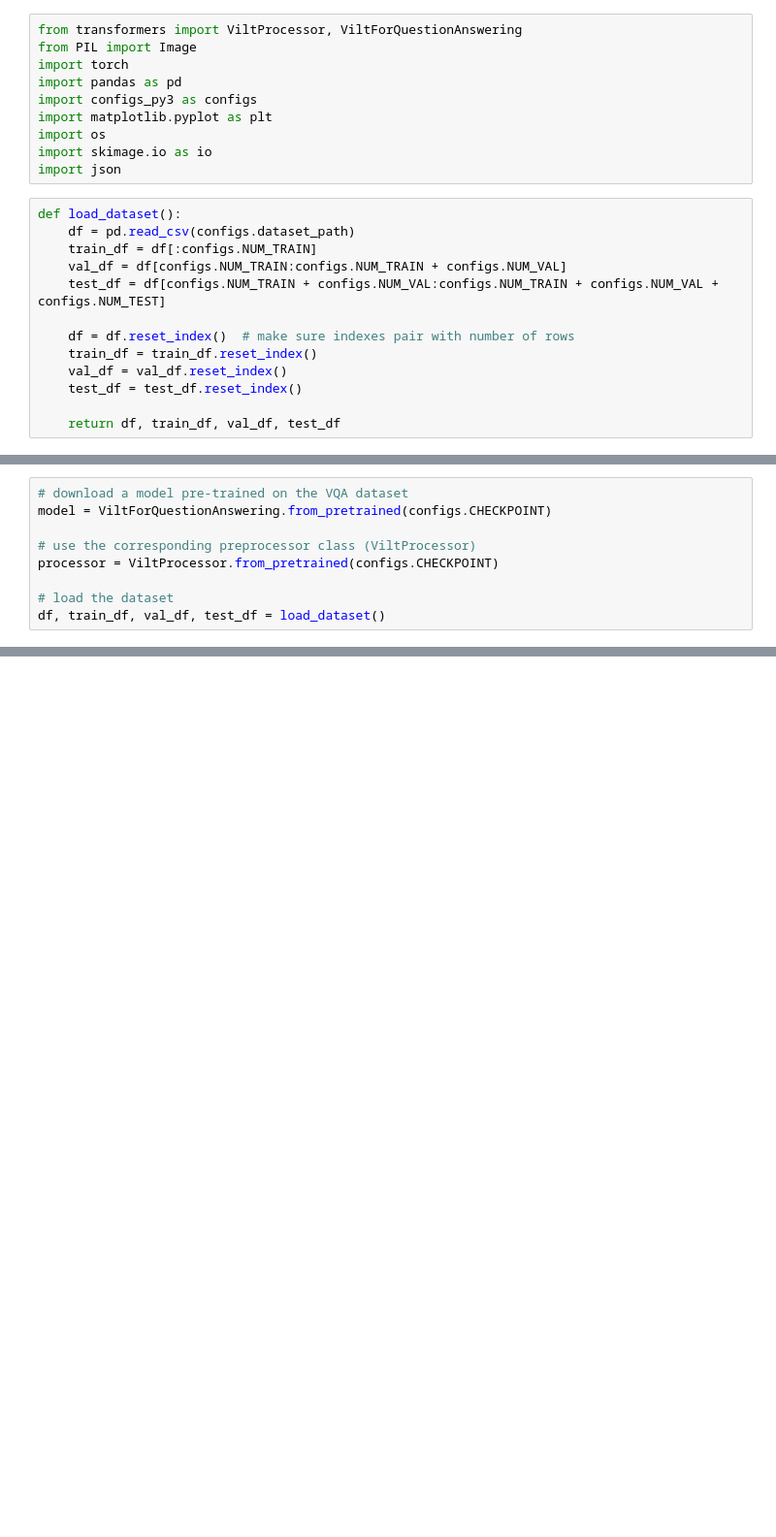
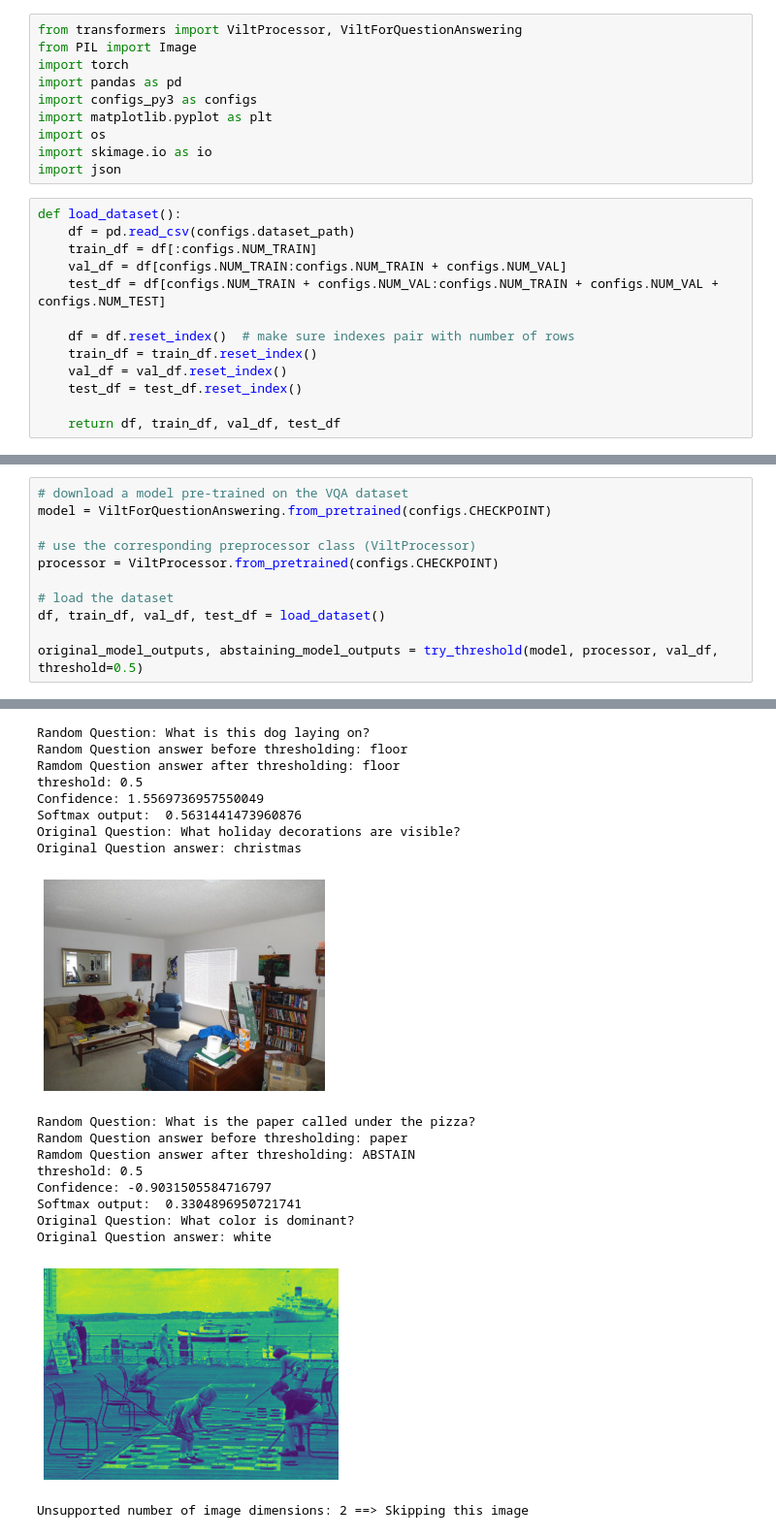
Before and after one commit to tanushreebanerjee/iw-spring-23, a Jupyter notebook: utils/abstain_softmax_thresholding.ipynb, the cells around one changed output, grey strips where cells are left out. Shown at 97% size. Saved outputs shown, nothing was run; the diff lists cells and outputs as text; blank space fills up the shorter version.

Commit message:
thresholding bug fix

```diff
--- a/utils/abstain_softmax_thresholding.ipynb
+++ b/utils/abstain_softmax_thresholding.ipynb
@@ -30,3 +103,6 @@ processor = ViltProcessor.from_pretrained(configs.CHECKPOINT)
 
 # load the dataset
 df, train_df, val_df, test_df = load_dataset()
+
+original_model_outputs, abstaining_model_outputs = try_threshold(model, processor, val_df, threshold=0.5)
+# %% [output]
@@ -32,0 +137,19 @@ df, train_df, val_df, test_df = load_dataset()
+Random Question: What is this dog laying on?
+Random Question answer before thresholding: floor
+Ramdom Question answer after thresholding: floor
+threshold: 0.5
+Confidence: 1.5569736957550049
+Softmax output:  0.5631441473960876
+Original Question: What holiday decorations are visible?
+Original Question answer: christmas
+[figure, added]
+Random Question: What is the paper called under the pizza?
+Random Question answer before thresholding: paper
+Ramdom Question answer after thresholding: ABSTAIN
+threshold: 0.5
+Confidence: -0.9031505584716797
+Softmax output:  0.3304896950721741
+Original Question: What color is dominant?
+Original Question answer: white
+[figure, added]
+Unsupported number of image dimensions: 2 ==> Skipping this image
```
Also changed, not shown: parts of 8 cells of this notebook.
